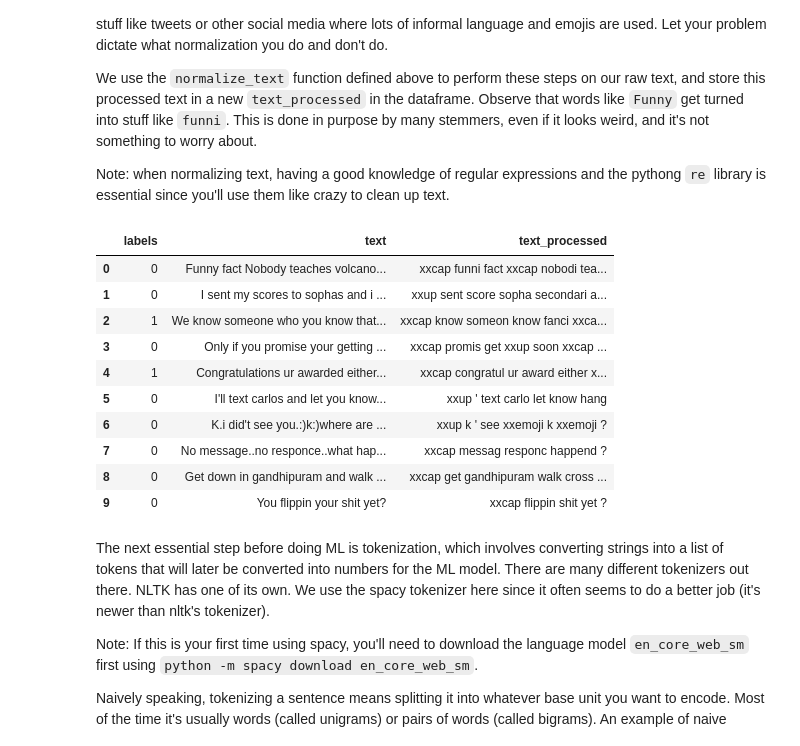
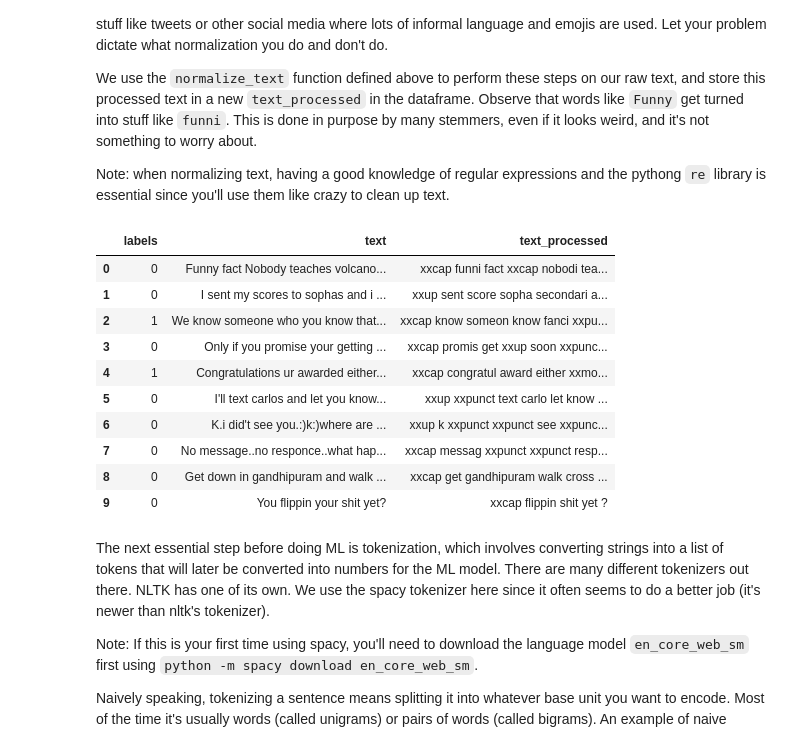
Before and after one commit to rkingery/ml_tutorials, a Jupyter notebook: notebooks/ml_with_text.ipynb, the cells around one changed output. Saved outputs shown, nothing was run; the diff lists cells and outputs as text; code cells hidden in the pictures.

```diff
--- a/notebooks/ml_with_text.ipynb
+++ b/notebooks/ml_with_text.ipynb
@@ -176,9 +176,8 @@ def sub_special_tokens(text):
     text = re.sub(pat, ' xxphone ', text)
     # replace monetary values with xxmon token
     text = text.replace('£','$ ')
+    text = re.sub(r'(\d+)[ ]{0,1}p', '$ 0.\1', text)
     text = re.sub(r'\$[ ]*(\d+[,\.])*\d+', ' xxmon ', text)
-    # convert all other numbers to xxnum token (e.g. 123, 1.2.3, 1-2-3 -> xxnum)
-    text = re.sub(r'\b([.-]*[0-9]+[.-]*)+\b', ' xxnum ', text)
     # put xxup token before words in all caps (easy way to recognize info from capitalizing a word)
     text = re.sub(r'(\b[A-Z][A-Z0-9]*\b)', r' xxup \1 ', text)
     # put xxcap token before words with capitalized first letter (easy way to recognize first word in a sentence)
@@ -192,42 +191,48 @@ def normalize_text(text):
     text = sub_special_tokens(text)
     # convert text to lowercase
     text = text.lower()
     # strip out any lingering html tags
     text = re.sub(r'<[^>]*>', '', text)
-    # convert all "&" symbols to "and" so they're the same token
+    # convert all common abrevs to regular word
     text = text.replace('&',' and ')
+    text = re.sub(r'\bu\b', ' you ', text)
+    text = re.sub(r'\bur\b', ' your ', text)
+    text = re.sub(r'\b2\b', ' to ', text)
+    text = re.sub(r'\b4\b', ' for ', text)
     # put spaces between punctuation (eg: 9.Blah -> 9 . Blah)
     puncts = r'[' + re.escape(string.punctuation) + r']'
     text = re.sub('(?<! )(?=' + puncts + ')|(?<=' + puncts + ')(?! )', r' ', text)
     # strip non-ascii characters (easy way to denoise text a bit)
     text = text.encode("ascii", errors="ignore").decode()
-    # remove all punctuation except ' and ?
-    text = re.sub(r"[^\w\s'?]",'',text)
+    # remove all punctuation except ?
+    text = re.sub(r"[^\w\s?]",' xxpunct ',text)
+    # convert all other numbers to xxnum token (e.g. 123, 1.2.3, 1-2-3 -> xxnum)
+    text = re.sub(r'\b([.-]*[0-9]+[.-]*)+\b', ' xxnum ', text)
     # remove nltk's common set of stop words (common for classical NLP analysis)
     stop_words = stopwords.words('english')
     text = ' '.join(word for word in text.split() if word not in stop_words)
     # stem words using nltk snowball stemmer, e.g. converts {run, running, runs} all to "run"
     stemmer = SnowballStemmer('english')
     stemmed_text = ''
     for word in text.split():
             stemmed_text = stemmed_text + stemmer.stem(word) + ' '
     text = stemmed_text
     # sub the occurance of 2 or more spaces with a single space
     text = re.sub(r'[ ]{2,}',' ',text)
     return text
 
 df['text_processed'] = df.text.apply(normalize_text)
 df.head(10)
 # %% [output]
 |  | labels | text | text_processed |
 | 0 | 0 | Funny fact Nobody teaches volcano... | xxcap funni fact xxcap nobodi tea... |
 | 1 | 0 | I sent my scores to sophas and i ... | xxup sent score sopha secondari a... |
-| 2 | 1 | We know someone who you know that... | xxcap know someon know fanci xxca... |
-| 3 | 0 | Only if you promise your getting ... | xxcap promis get xxup soon xxcap ... |
-| 4 | 1 | Congratulations ur awarded either... | xxcap congratul ur award either x... |
-| 5 | 0 | I'll text carlos and let you know... | xxup ' text carlo let know hang |
-| 6 | 0 | K.i did't see you.:)k:)where are ... | xxup k ' see xxemoji k xxemoji ? |
-| 7 | 0 | No message..no responce..what hap... | xxcap messag responc happend ? |
+| 2 | 1 | We know someone who you know that... | xxcap know someon know fanci xxpu... |
+| 3 | 0 | Only if you promise your getting ... | xxcap promis get xxup soon xxpunc... |
+| 4 | 1 | Congratulations ur awarded either... | xxcap congratul award either xxmo... |
+| 5 | 0 | I'll text carlos and let you know... | xxup xxpunct text carlo let know ... |
+| 6 | 0 | K.i did't see you.:)k:)where are ... | xxup k xxpunct xxpunct see xxpunc... |
+| 7 | 0 | No message..no responce..what hap... | xxcap messag xxpunct xxpunct resp... |
 | 8 | 0 | Get down in gandhipuram and walk ... | xxcap get gandhipuram walk cross ... |
 | 9 | 0 | You flippin your shit yet? | xxcap flippin shit yet ? |
 # %% [markdown]
```
Also changed, not shown: parts of 12 cells of this notebook.
